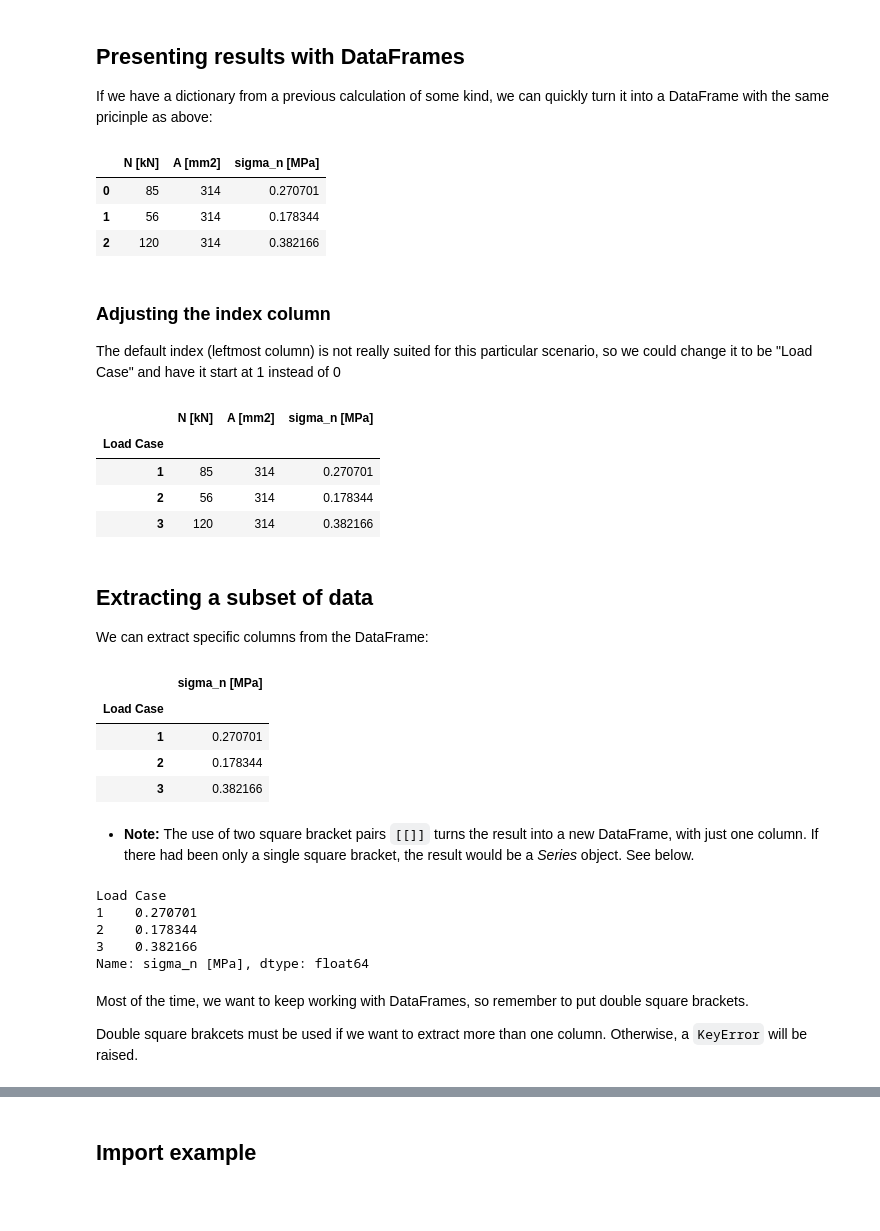
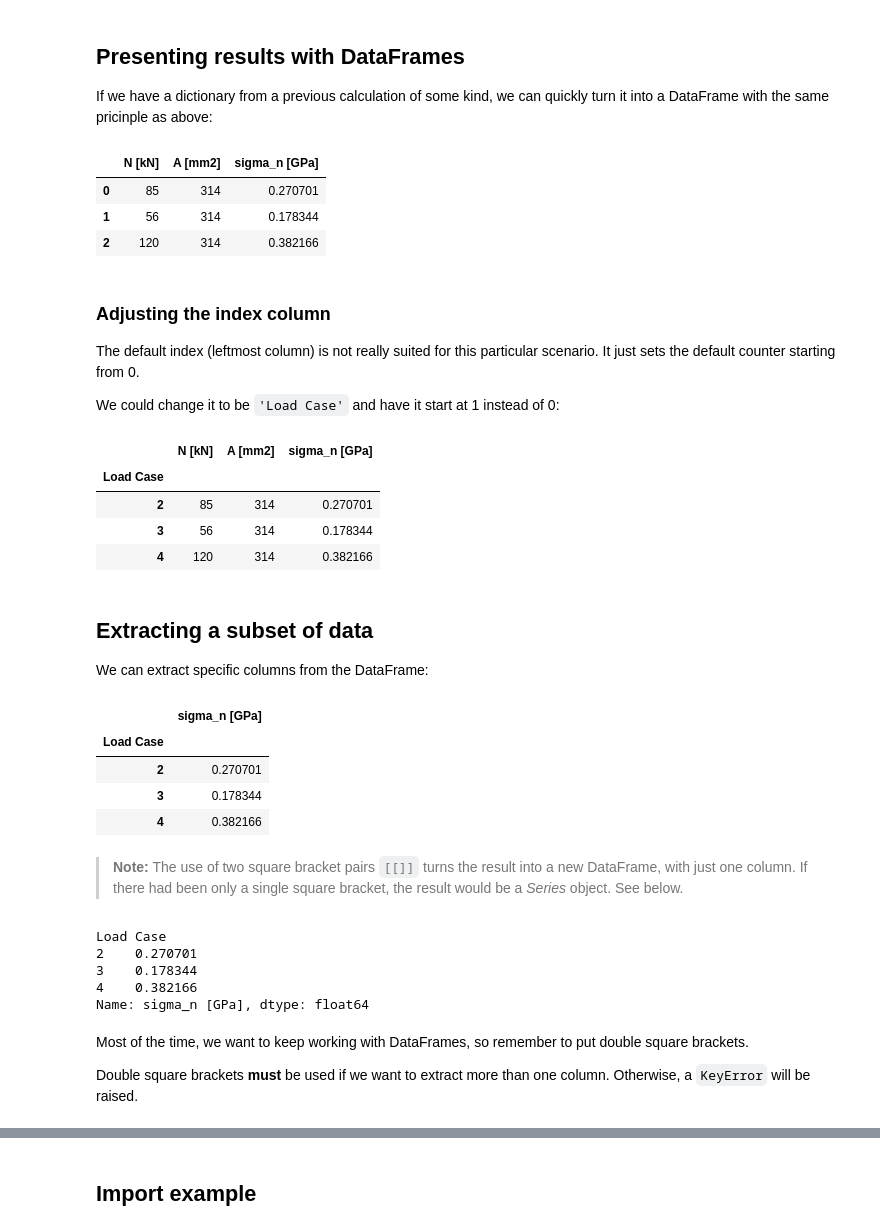
Before and after one commit to Python-Crash-Course/Python101, a Jupyter notebook: Session 5 - Dataframes/Session 5 - Dataframes.ipynb, the cells around one changed output, grey strips where cells are left out. Saved outputs shown, nothing was run; the diff lists cells and outputs as text; code cells hidden in the pictures; blank space fills up the shorter version.

```diff
--- a/Session 5 - Dataframes/Session 5 - Dataframes.ipynb
+++ b/Session 5 - Dataframes/Session 5 - Dataframes.ipynb
@@ -44,29 +41,31 @@ print(df)
 ## Presenting results with DataFrames
 If we have a dictionary from a previous calculation of some kind, we can quickly turn it into a DataFrame with the same pricinple as above:
 # %%
-# Define normal force and cross sectional area
-normal_force = [85, 56, 120]
-area = [314, 314, 314]
+# Define normal forces and cross sectional areas
+normal_forces = [85, 56, 120]
+areas = [314, 314, 314]
 
 # Compute stress in cross section for all normal forces
-stress = [n/a for n, a in zip(normal_force, area)]
+stresses = [force/area for force, area in zip(normal_forces, areas)]
 
-# Gather calculation results in dictionary
-results = {'N [kN]': normal_force, 'A [mm2]': area, 'sigma_n [MPa]': stress}
+# Gather calculation results in a dictionary
+results = {'N [kN]': normal_forces, 'A [mm2]': areas, 'sigma_n [GPa]': stresses}
 
 # Create a DataFrame of the results form the dictionary
 df2 = pd.DataFrame(results)
 df2
 # %% [output]
-|  | N [kN] | A [mm2] | sigma_n [MPa] |
+|  | N [kN] | A [mm2] | sigma_n [GPa] |
 | 0 | 85 | 314 | 0.270701 |
 | 1 | 56 | 314 | 0.178344 |
 | 2 | 120 | 314 | 0.382166 |
 # %% [markdown]
 ### Adjusting the index column
-The default index (leftmost column) is not really suited for this particular scenario, so we could change it to be "Load Case" and have it start at 1 instead of 0
+The default index (leftmost column) is not really suited for this particular scenario. It just sets the default counter starting from 0.
+
+We could change it to be `'Load Case'` and have it start at 1 instead of 0:
 # %%
-# Set the name of the index to "Load Case"
+# Set the name of the index to 'Load Case'
 df2.index.name = 'Load Case'
 
 # Add 1 to all indices
@@ -74,37 +73,37 @@ df2.index += 1
 
 df2
 # %% [output]
-|  | N [kN] | A [mm2] | sigma_n [MPa] |
+|  | N [kN] | A [mm2] | sigma_n [GPa] |
 | Load Case |  |  |  |
-| 1 | 85 | 314 | 0.270701 |
-| 2 | 56 | 314 | 0.178344 |
-| 3 | 120 | 314 | 0.382166 |
+| 2 | 85 | 314 | 0.270701 |
+| 3 | 56 | 314 | 0.178344 |
+| 4 | 120 | 314 | 0.382166 |
 # %% [markdown]
 ## Extracting a subset of data
 We can extract specific columns from the DataFrame:
 # %%
 # Extract only the stress column to new DataFrame
-df2[['sigma_n [MPa]']]
+df2[['sigma_n [GPa]']]
 # %% [output]
-|  | sigma_n [MPa] |
+|  | sigma_n [GPa] |
 | Load Case |  |
-| 1 | 0.270701 |
-| 2 | 0.178344 |
-| 3 | 0.382166 |
+| 2 | 0.270701 |
+| 3 | 0.178344 |
+| 4 | 0.382166 |
 # %% [markdown]
-* **Note:** The use of two square bracket pairs `[[]]` turns the result into a new DataFrame, with just one column. If there had been only a single square bracket, the result would be a *Series* object. See below.
+> **Note:** The use of two square bracket pairs `[[]]` turns the result into a new DataFrame, with just one column. If there had been only a single square bracket, the result would be a *Series* object. See below.
 # %%
 # Extract stress column to Series object
-df2['sigma_n [MPa]']
+df2['sigma_n [GPa]']
 # %% [output]
 Load Case
-1    0.270701
-2    0.178344
-3    0.382166
-Name: sigma_n [MPa], dtype: float64
+2    0.270701
+3    0.178344
+4    0.382166
+Name: sigma_n [GPa], dtype: float64
 # %% [markdown]
 Most of the time, we want to keep working with DataFrames, so remember to put double square brackets.
 
-Double square brakcets must be used if we want to extract more than one column. Otherwise, a `KeyError` will be raised.
+Double square brackets **must** be used if we want to extract more than one column. Otherwise, a `KeyError` will be raised.
 # %%
 # Extract multiple columns to DataFrame
```
Also changed, not shown: parts of 25 cells of this notebook, 1 other file.
